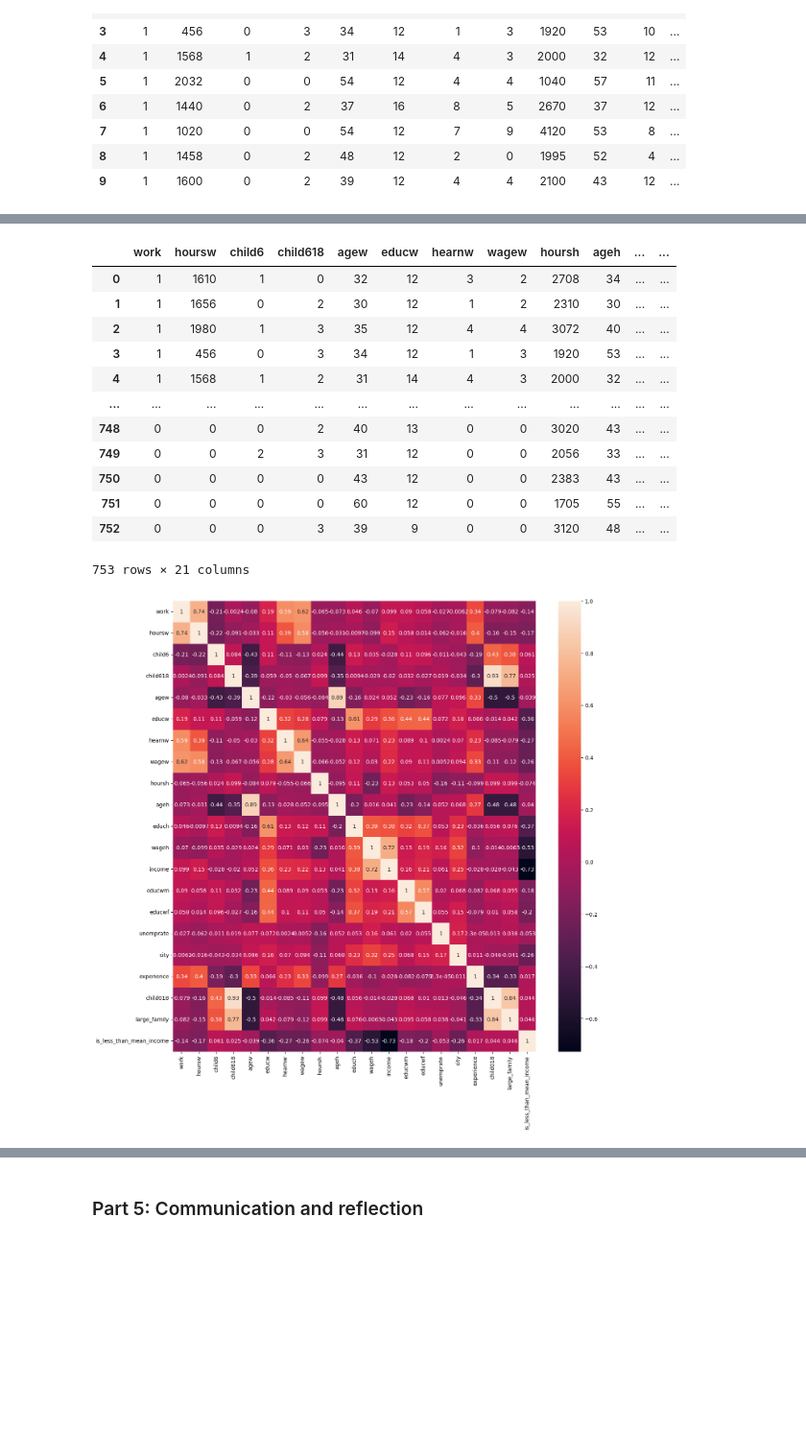
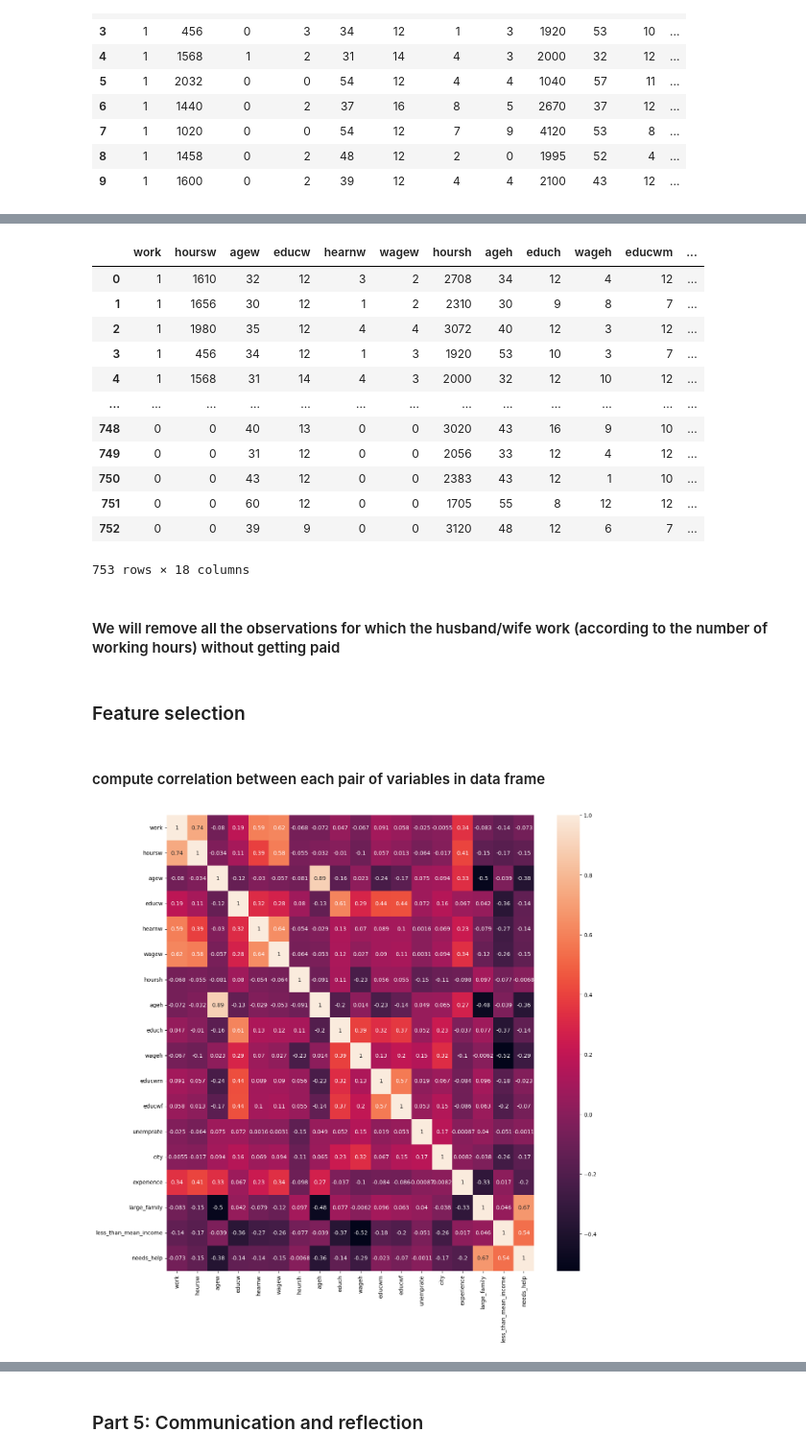
Before and after one commit to LiorBenSidi/Mini-Project, a Jupyter notebook: Mini-Project.ipynb, the cells around one changed output, grey strips where cells are left out. Shown at 96% size. Saved outputs shown, nothing was run; the diff lists cells and outputs as text; code cells hidden in the pictures; blank space fills up the shorter version.

```diff
--- a/Mini-Project.ipynb
+++ b/Mini-Project.ipynb
@@ -571,55 +578,67 @@ df.head(10)
 # %%
-def func(row):
+
+def sumChild(row):
     return row['child618'] + row['child6']
 
-df['child018'] = df.apply(func, axis='columns')
 
+df['child018'] = df.apply(sumChild, axis='columns')
 mean_of_child018 = df.child018.mean()
 
-def func2(row):
+def isLargeFamily(row):
     if row['child018'] > mean_of_child018:
         return 1
     else:
         return 0
 
-df['large_family'] = df.apply(func2, axis='columns')
+df['large_family'] = df.apply(isLargeFamily, axis='columns')
 
-def func3(row):
+def lessThanMean(row):
     if row['income'] < df.income.mean():
         return 1
     else:
         return 0
 
-df['is_less_than_mean_income'] = df.apply(func3, axis='columns')
+df['less_than_mean_income'] = df.apply(lessThanMean, axis='columns')
 
-#def func4(row):
-#    if row['is_less_than_mean_income'] == 1 and row['large_family'] == 1:
-#        return 1
-#    else:
-#        return 0
+def isNeedHelp(row):
+    if row['less_than_mean_income'] == 1 and row['large_family'] == 1:
+        return 1
+    else:
+        return 0
 
-#df['needs_help'] = df.apply(func4, axis='columns')
+df['needs_help'] = df.apply(isNeedHelp, axis='columns')
+df.drop(columns=['child6', 'child618', 'child018','income'],inplace=True)
 df
 # %% [output]
-|  | work | hoursw | child6 | child618 | agew | educw | hearnw | wagew | hoursh | ageh | ... | ... |
-| 0 | 1 | 1610 | 1 | 0 | 32 | 12 | 3 | 2 | 2708 | 34 | ... | ... |
-| 1 | 1 | 1656 | 0 | 2 | 30 | 12 | 1 | 2 | 2310 | 30 | ... | ... |
-| 2 | 1 | 1980 | 1 | 3 | 35 | 12 | 4 | 4 | 3072 | 40 | ... | ... |
-| 3 | 1 | 456 | 0 | 3 | 34 | 12 | 1 | 3 | 1920 | 53 | ... | ... |
-| 4 | 1 | 1568 | 1 | 2 | 31 | 14 | 4 | 3 | 2000 | 32 | ... | ... |
+|  | work | hoursw | agew | educw | hearnw | wagew | hoursh | ageh | educh | wageh | educwm | ... |
+| 0 | 1 | 1610 | 32 | 12 | 3 | 2 | 2708 | 34 | 12 | 4 | 12 | ... |
+| 1 | 1 | 1656 | 30 | 12 | 1 | 2 | 2310 | 30 | 9 | 8 | 7 | ... |
+| 2 | 1 | 1980 | 35 | 12 | 4 | 4 | 3072 | 40 | 12 | 3 | 12 | ... |
+| 3 | 1 | 456 | 34 | 12 | 1 | 3 | 1920 | 53 | 10 | 3 | 7 | ... |
+| 4 | 1 | 1568 | 31 | 14 | 4 | 3 | 2000 | 32 | 12 | 10 | 12 | ... |
 | ... | ... | ... | ... | ... | ... | ... | ... | ... | ... | ... | ... | ... |
-| 748 | 0 | 0 | 0 | 2 | 40 | 13 | 0 | 0 | 3020 | 43 | ... | ... |
-| 749 | 0 | 0 | 2 | 3 | 31 | 12 | 0 | 0 | 2056 | 33 | ... | ... |
-| 750 | 0 | 0 | 0 | 0 | 43 | 12 | 0 | 0 | 2383 | 43 | ... | ... |
-| 751 | 0 | 0 | 0 | 0 | 60 | 12 | 0 | 0 | 1705 | 55 | ... | ... |
-| 752 | 0 | 0 | 0 | 3 | 39 | 9 | 0 | 0 | 3120 | 48 | ... | ... |
+| 748 | 0 | 0 | 40 | 13 | 0 | 0 | 3020 | 43 | 16 | 9 | 10 | ... |
+| 749 | 0 | 0 | 31 | 12 | 0 | 0 | 2056 | 33 | 12 | 4 | 12 | ... |
+| 750 | 0 | 0 | 43 | 12 | 0 | 0 | 2383 | 43 | 12 | 1 | 10 | ... |
+| 751 | 0 | 0 | 60 | 12 | 0 | 0 | 1705 | 55 | 8 | 12 | 12 | ... |
+| 752 | 0 | 0 | 39 | 9 | 0 | 0 | 3120 | 48 | 12 | 6 | 7 | ... |
-753 rows × 21 columns
+753 rows × 18 columns
+# %% [markdown]
+#### We will remove all the observations for which the husband/wife work (according to the number of working hours) without getting paid
+# %%
+df_trimmed = df[((df['hoursw'] == 0) & (df['wagew'] == 0)) |
+                     ((df['hoursw'] > 0) & (df['wagew'] > 0)) |
+                     ((df['hoursw'] == 0) & (df['wagew'] > 0)) | ((df['hoursh'] == 0) & (df['wageh'] == 0)) |
+                     ((df['hoursh'] > 0) & (df['wageh'] > 0)) | ((df['hoursh'] == 0) & (df['wageh'] > 0))  ]
+# %% [markdown]
+### Feature selection
+# %% [markdown]
+#### compute correlation between each pair of variables in data frame
 # %%
-# compute correlation between each pair of variables in data frame
-correlations = df.corr()
+correlations = df_trimmed.corr()
 
 # plot heat map
 plt.figure(figsize=(15,15))
 g=sns.heatmap(correlations,annot=True)
 # %% [output]
-[figure, old version]
+[figure, new version]
```
Also changed, not shown: parts of 35 cells of this notebook, 3 other files.
